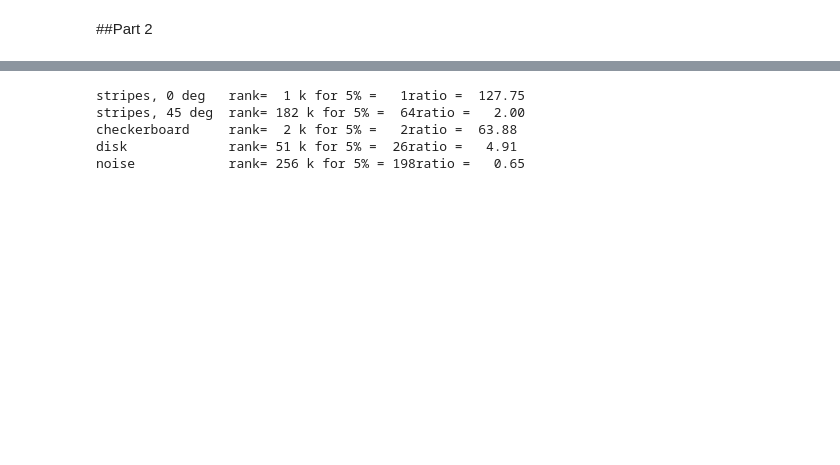
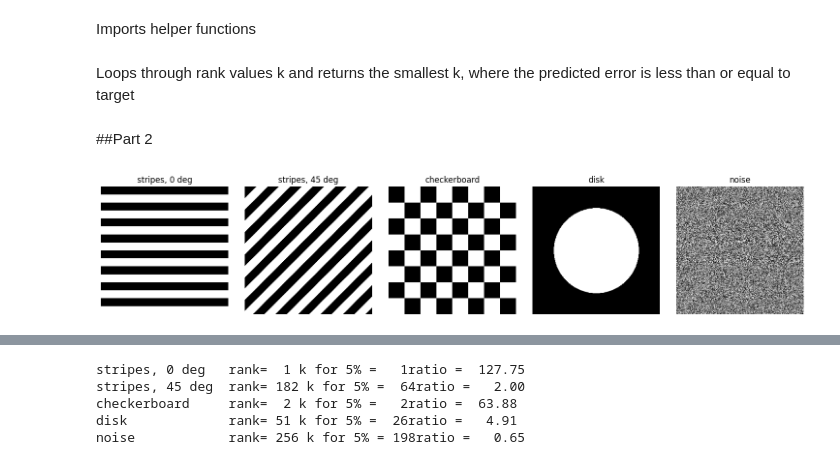
Before and after one commit to TreesaAbraham/svd-image-compression-MATH344L, a Jupyter notebook: notebook/04_which_images.ipynb, the cells around one changed output, grey strips where cells are left out. Drawn from its saved outputs; the diff is of its cells as text; code cells hidden in the pictures; blank space fills up the shorter version.

Commit message:
Milestone 4: which images does the SVD like.

```diff
--- a/notebook/04_which_images.ipynb
+++ b/notebook/04_which_images.ipynb
@@ -16,12 +18,16 @@ Resolving deltas: 100% (89/89), done.
 from compress import rank_k_approx, rel_error, predicted_error, compression_ratio
 import numpy as np
 import matplotlib.pyplot as plt
+# %% [markdown]
+Imports helper functions
 # %%
 def k_for_error(s, target):
   "Smallest k whose relative error is at most target"
   for k in range(1, len(s)+1):
     if predicted_error(s, k) <= target:
       return k
+# %% [markdown]
+Loops through rank values k and returns the smallest k, where the predicted error is less than or equal to target
 # %% [markdown]
 ##Part 2
 # %%
@@ -41,3 +47,13 @@ patterns = {
     "disk": 255.0 * ((i - N/2)**2 + (j-N/2)**2 < (N/3)**2),
     "noise": rng.integers(0, 256, size = (N, N)).astype(float),
 }
+# %%
+fig, axes = plt.subplots(1, 5, figsize=(15, 3))
+for ax, (name, P) in zip(axes, patterns.items()):
+    ax.imshow(P, cmap="gray", vmin=0, vmax=255)
+    ax.set_title(name)
+    ax.axis("off")
+plt.tight_layout()
+plt.show()
+# %% [output]
+[figure, added]
```
Also changed, not shown: parts of 10 cells of this notebook.
